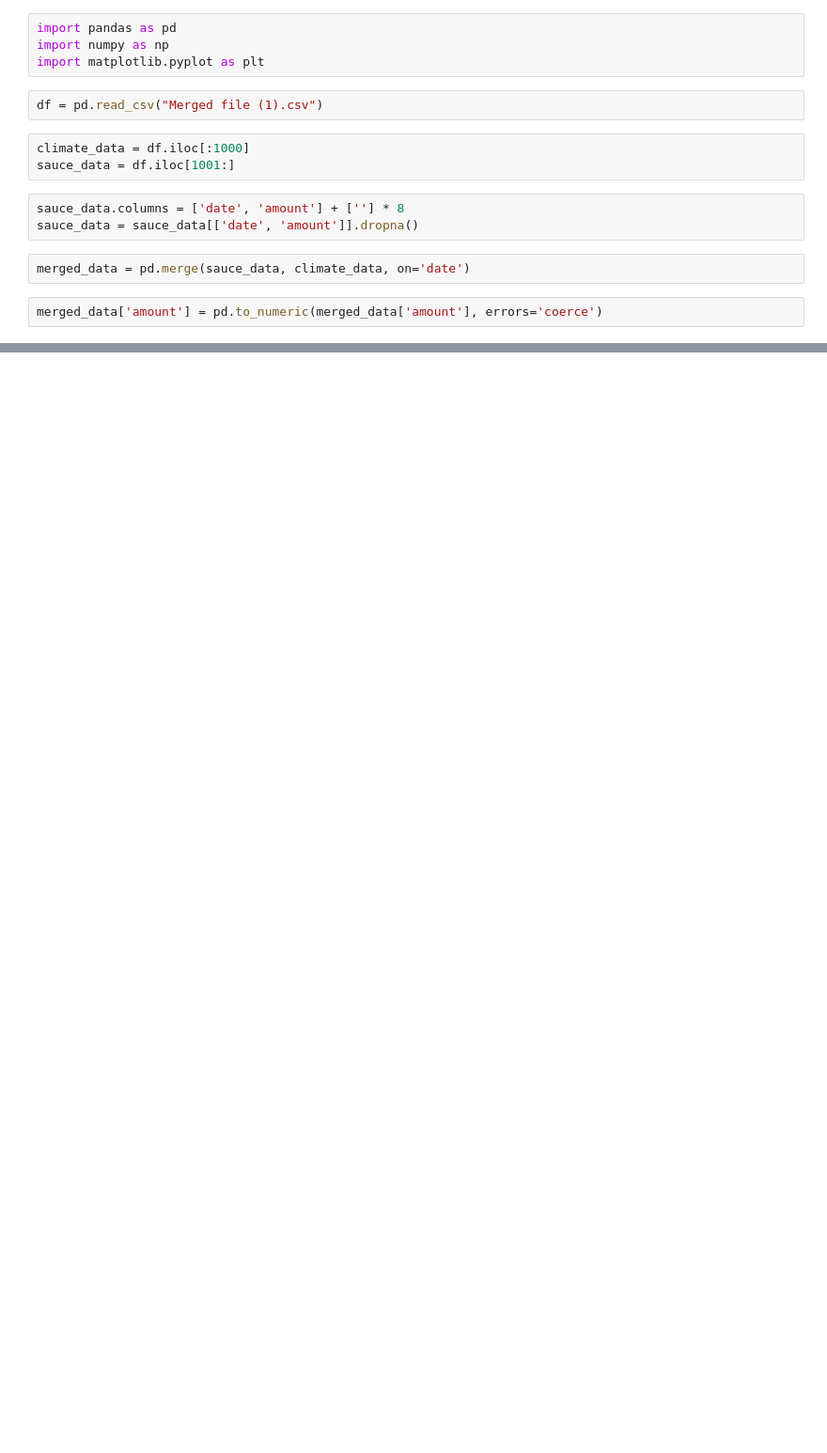
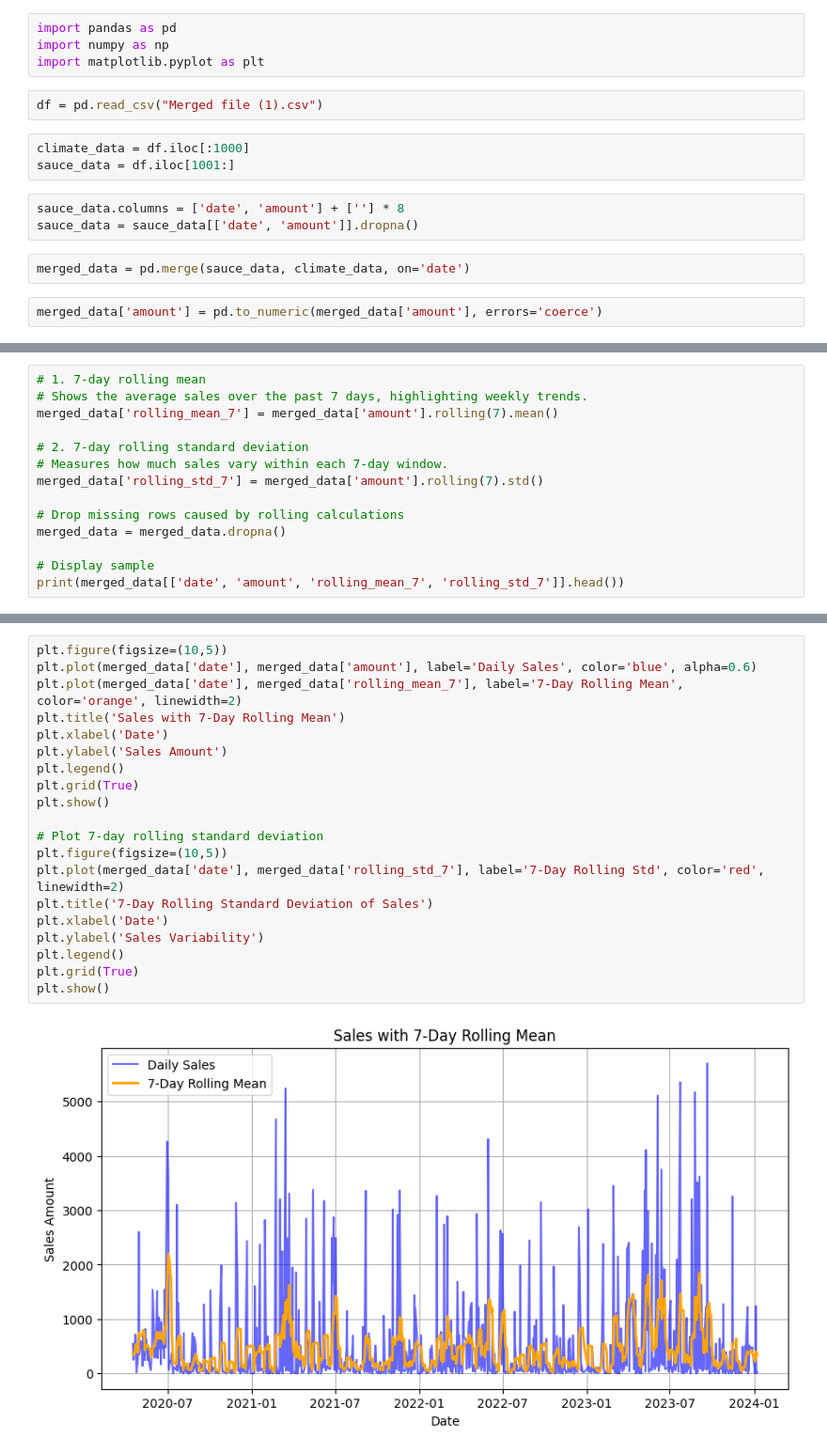
Before and after one commit to mitalin92/Time_Series_Project_BBQSales, a Jupyter notebook: barchartbbq.ipynb, the cells around one changed output, grey strips where cells are left out. Shown at 94% size. Cells and saved outputs as stored; diff of their text form; blank space fills up the shorter version.

```diff
--- a/barchartbbq.ipynb
+++ b/barchartbbq.ipynb
@@ -83,0 +223,14 @@ The analysis confirms the expected relationship: **sunny weather = higher BBQ sa
+# %%
+# 1. 7-day rolling mean
+# Shows the average sales over the past 7 days, highlighting weekly trends.
+merged_data['rolling_mean_7'] = merged_data['amount'].rolling(7).mean()
+
+# 2. 7-day rolling standard deviation
+# Measures how much sales vary within each 7-day window.
+merged_data['rolling_std_7'] = merged_data['amount'].rolling(7).std()
+
+# Drop missing rows caused by rolling calculations
+merged_data = merged_data.dropna()
+
+# Display sample
+print(merged_data[['date', 'amount', 'rolling_mean_7', 'rolling_std_7']].head())
@@ -83,0 +244,22 @@ The analysis confirms the expected relationship: **sunny weather = higher BBQ sa
+# %%
+plt.figure(figsize=(10,5))
+plt.plot(merged_data['date'], merged_data['amount'], label='Daily Sales', color='blue', alpha=0.6)
+plt.plot(merged_data['date'], merged_data['rolling_mean_7'], label='7-Day Rolling Mean', color='orange', linewidth=2)
+plt.title('Sales with 7-Day Rolling Mean')
+plt.xlabel('Date')
+plt.ylabel('Sales Amount')
+plt.legend()
+plt.grid(True)
+plt.show()
+
+# Plot 7-day rolling standard deviation
+plt.figure(figsize=(10,5))
+plt.plot(merged_data['date'], merged_data['rolling_std_7'], label='7-Day Rolling Std', color='red', linewidth=2)
+plt.title('7-Day Rolling Standard Deviation of Sales')
+plt.xlabel('Date')
+plt.ylabel('Sales Variability')
+plt.legend()
+plt.grid(True)
+plt.show()
+# %% [output]
+[figure, added]
```
Also changed, not shown: parts of 26 cells of this notebook.
